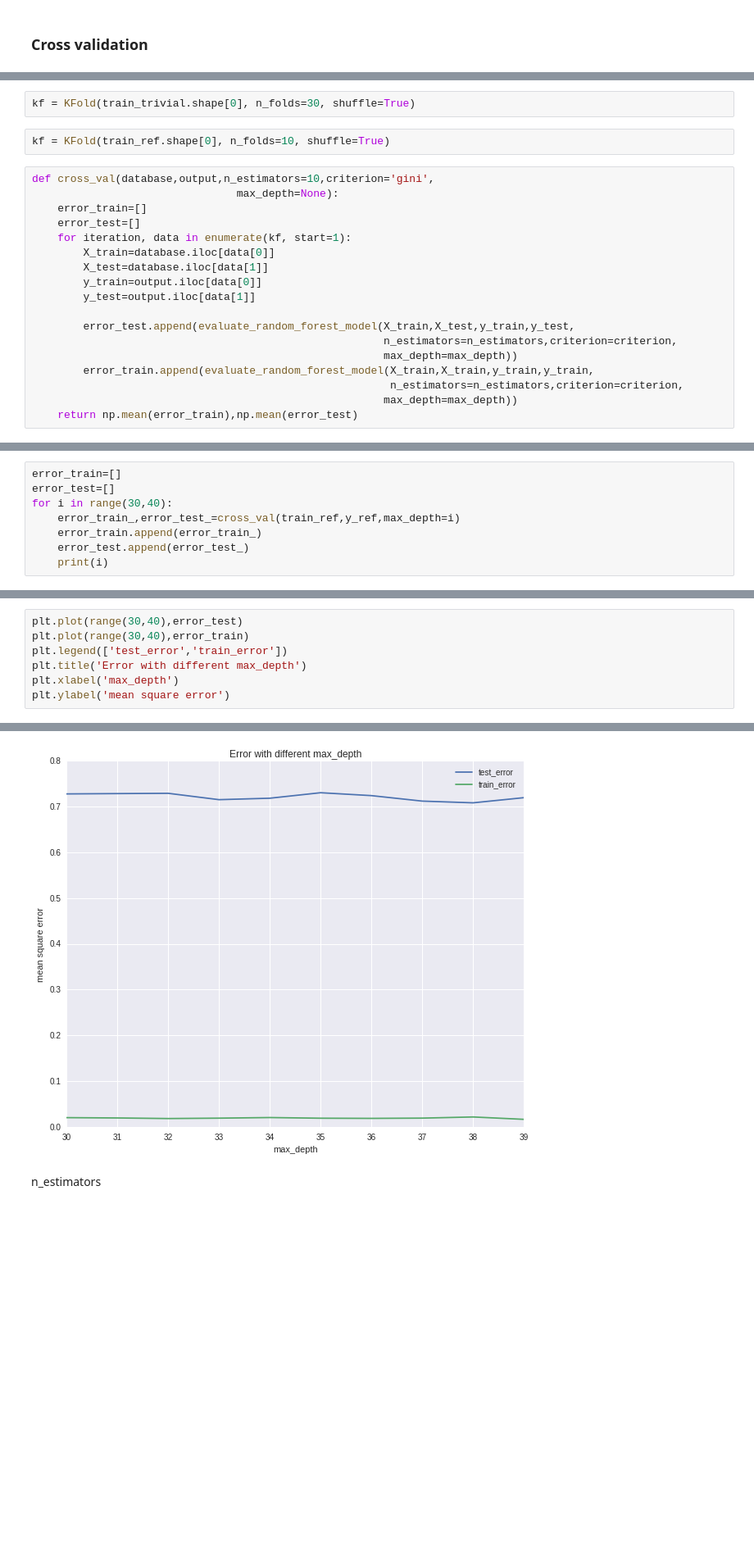
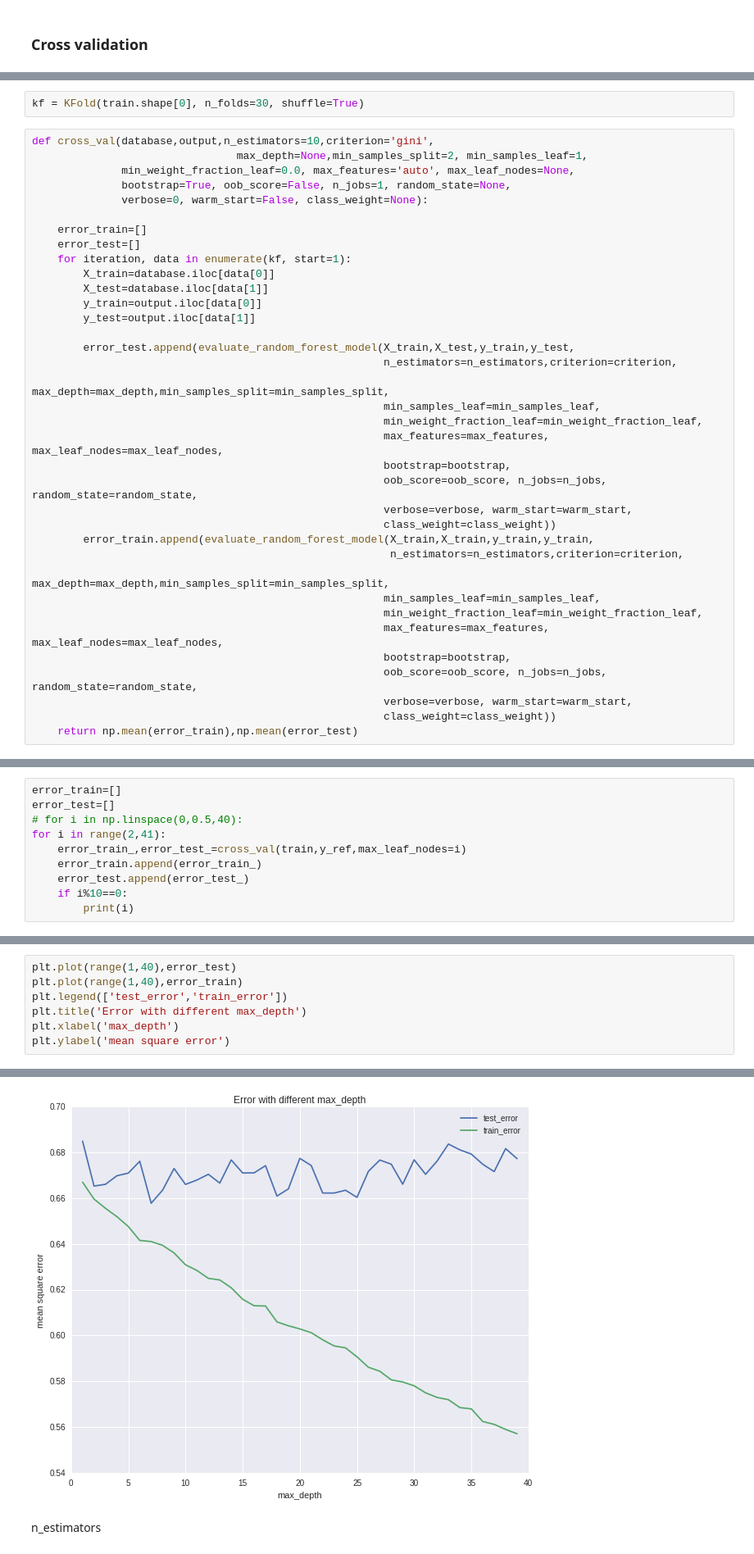
Before and after one commit to Bondzio/ADA_hw2016, a Jupyter notebook: 04 - Applied ML/AppliedML.ipynb, the cells around one changed output, grey strips where cells are left out. Shown at 82% size. Cells and saved outputs as stored; diff of their text form; blank space fills up the shorter version.

```diff
--- a/04 - Applied ML/AppliedML.ipynb
+++ b/04 - Applied ML/AppliedML.ipynb
@@ -360,10 +331,12 @@ error_test
 # %%
-kf = KFold(train_trivial.shape[0], n_folds=30, shuffle=True)
+kf = KFold(train.shape[0], n_folds=30, shuffle=True)
-# %%
-kf = KFold(train_ref.shape[0], n_folds=10, shuffle=True)
 # %%
 def cross_val(database,output,n_estimators=10,criterion='gini',
-                                max_depth=None):
+                                max_depth=None,min_samples_split=2, min_samples_leaf=1,
+              min_weight_fraction_leaf=0.0, max_features='auto', max_leaf_nodes=None,
+              bootstrap=True, oob_score=False, n_jobs=1, random_state=None,
+              verbose=0, warm_start=False, class_weight=None):
+
     error_train=[]
     error_test=[]
     for iteration, data in enumerate(kf, start=1):
@@ -374,8 +347,22 @@ def cross_val(database,output,n_estimators=10,criterion='gini',
 
         error_test.append(evaluate_random_forest_model(X_train,X_test,y_train,y_test,
                                                        n_estimators=n_estimators,criterion=criterion,
-                                                       max_depth=max_depth))
+                                                       max_depth=max_depth,min_samples_split=min_samples_split,
+                                                       min_samples_leaf=min_samples_leaf,
+                                                       min_weight_fraction_leaf=min_weight_fraction_leaf,
+                                                       max_features=max_features, max_leaf_nodes=max_leaf_nodes,
+                                                       bootstrap=bootstrap,
+                                                       oob_score=oob_score, n_jobs=n_jobs, random_state=random_state,
+                                                       verbose=verbose, warm_start=warm_start,
+                                                       class_weight=class_weight))
         error_train.append(evaluate_random_forest_model(X_train,X_train,y_train,y_train,
                                                         n_estimators=n_estimators,criterion=criterion,
-                                                       max_depth=max_depth))
+                                                       max_depth=max_depth,min_samples_split=min_samples_split,
+                                                       min_samples_leaf=min_samples_leaf,
+                                                       min_weight_fraction_leaf=min_weight_fraction_leaf,
+                                                       max_features=max_features, max_leaf_nodes=max_leaf_nodes,
+                                                       bootstrap=bootstrap,
+                                                       oob_score=oob_score, n_jobs=n_jobs, random_state=random_state,
+                                                       verbose=verbose, warm_start=warm_start,
+                                                       class_weight=class_weight))
     return np.mean(error_train),np.mean(error_test)
@@ -384,9 +371,11 @@ max_depth
 # %%
 error_train=[]
 error_test=[]
-for i in range(30,40):
-    error_train_,error_test_=cross_val(train_ref,y_ref,max_depth=i)
+# for i in np.linspace(0,0.5,40):
+for i in range(2,41):
+    error_train_,error_test_=cross_val(train,y_ref,max_leaf_nodes=i)
     error_train.append(error_train_)
     error_test.append(error_test_)
-    print(i)
+    if i%10==0:
+        print(i)
 # %% [output]
@@ -403,13 +386,13 @@ for i in range(30,40):
 # %%
-plt.plot(range(30,40),error_test)
-plt.plot(range(30,40),error_train)
+plt.plot(range(1,40),error_test)
+plt.plot(range(1,40),error_train)
 plt.legend(['test_error','train_error'])
 plt.title('Error with different max_depth')
 plt.xlabel('max_depth')
 plt.ylabel('mean square error')
 # %% [output]
 <matplotlib.text.Text at 0x...>
-[figure, old version]
+[figure, new version]
 # %% [markdown]
 n_estimators
 # %%
```
Also changed, not shown: parts of 80 cells of this notebook.
